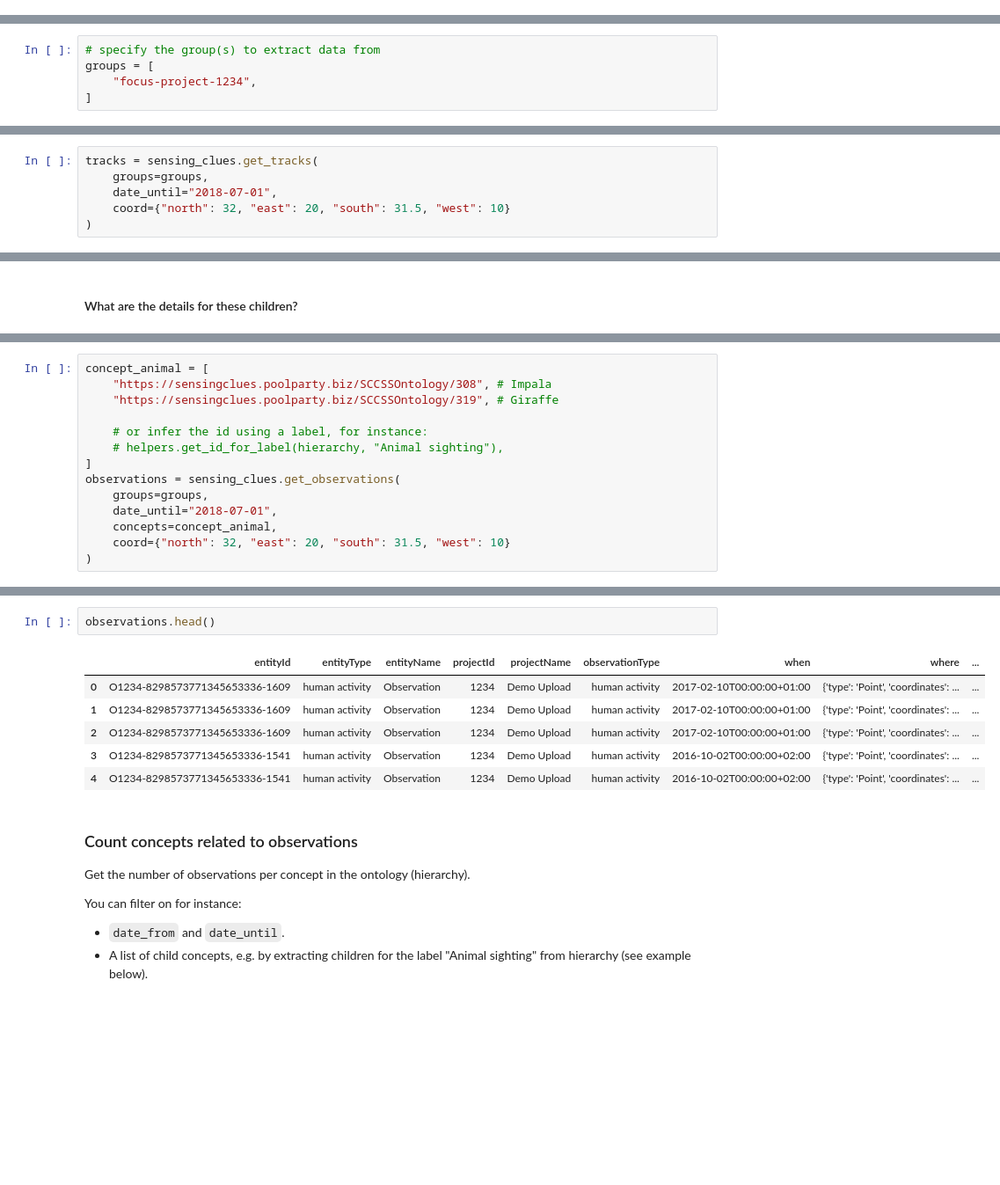
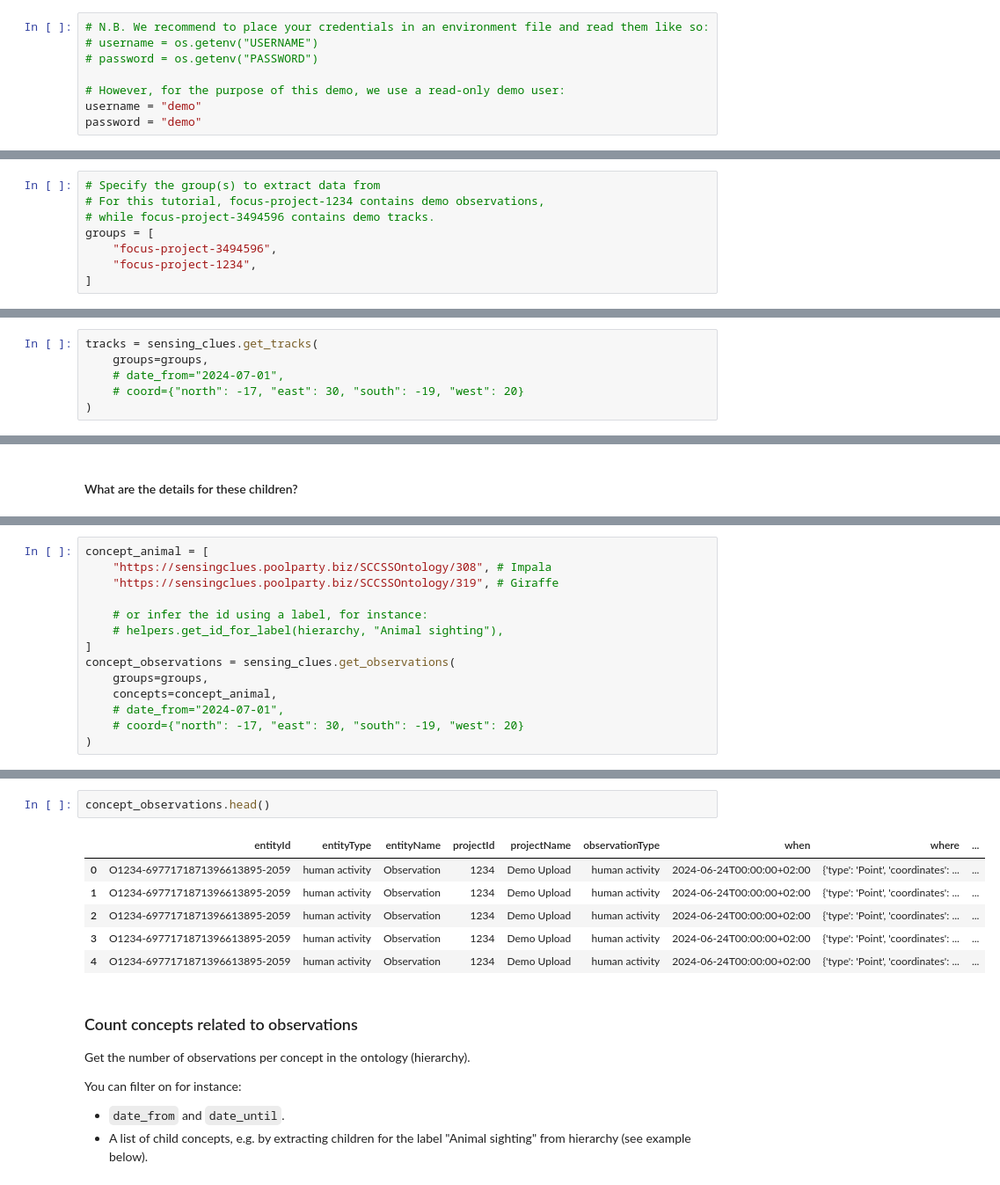
Before and after one commit to SensingClues/sensingcluespy, a Jupyter notebook: docs/notebooks/sensingclues_tutorial.ipynb, the cells around one changed output, grey strips where cells are left out. Shown at 88% size. Saved outputs shown, nothing was run; the diff lists cells and outputs as text; blank space fills up the shorter version.

```diff
--- a/docs/notebooks/sensingclues_tutorial.ipynb
+++ b/docs/notebooks/sensingclues_tutorial.ipynb
@@ -47,3 +58,11 @@ password = os.getenv("PASSWORD")
+# %%
+# N.B. We recommend to place your credentials in an environment file and read them like so:
+# username = os.getenv("USERNAME")
+# password = os.getenv("PASSWORD")
+
+# However, for the purpose of this demo, we use a read-only demo user:
+username = "demo"
+password = "demo"
 # %% [markdown]
 ## Connect to SensingClues
 # %%
@@ -74,6 +84,9 @@ info
 # %%
-# specify the group(s) to extract data from
+# Specify the group(s) to extract data from
+# For this tutorial, focus-project-1234 contains demo observations,
+# while focus-project-3494596 contains demo tracks.
 groups = [
+    "focus-project-3494596",
     "focus-project-1234",
 ]
 # %% [markdown]
@@ -140,7 +166,7 @@ You can filter the extracted observations in multiple ways, such as data, coordi
 # %%
 tracks = sensing_clues.get_tracks(
     groups=groups,
-    date_until="2018-07-01",
-    coord={"north": 32, "east": 20, "south": 31.5, "west": 10}
+    # date_from="2024-07-01",
+    # coord={"north": -17, "east": 30, "south": -19, "west": 20}
 )
 # %% [output]
@@ -246,10 +280,10 @@ concept_animal = [
     # or infer the id using a label, for instance:
     # helpers.get_id_for_label(hierarchy, "Animal sighting"),
 ]
-observations = sensing_clues.get_observations(
+concept_observations = sensing_clues.get_observations(
     groups=groups,
-    date_until="2018-07-01",
     concepts=concept_animal,
-    coord={"north": 32, "east": 20, "south": 31.5, "west": 10}
+    # date_from="2024-07-01",
+    # coord={"north": -17, "east": 30, "south": -19, "west": 20}
 )
 # %% [output]
@@ -260,12 +295,12 @@ observations = sensing_clues.get_observations(
 # %%
-observations.head()
+concept_observations.head()
 # %% [output]
 |  | entityId | entityType | entityName | projectId | projectName | observationType | when | where | ... |
-| 0 | O1234-8298573771345653336-1609 | human activity | Observation | 1234 | Demo Upload | human activity | 2017-02-10T00:00:00+01:00 | {'type': 'Point', 'coordinates': ... | ... |
-| 1 | O1234-8298573771345653336-1609 | human activity | Observation | 1234 | Demo Upload | human activity | 2017-02-10T00:00:00+01:00 | {'type': 'Point', 'coordinates': ... | ... |
-| 2 | O1234-8298573771345653336-1609 | human activity | Observation | 1234 | Demo Upload | human activity | 2017-02-10T00:00:00+01:00 | {'type': 'Point', 'coordinates': ... | ... |
-| 3 | O1234-8298573771345653336-1541 | human activity | Observation | 1234 | Demo Upload | human activity | 2016-10-02T00:00:00+02:00 | {'type': 'Point', 'coordinates': ... | ... |
-| 4 | O1234-8298573771345653336-1541 | human activity | Observation | 1234 | Demo Upload | human activity | 2016-10-02T00:00:00+02:00 | {'type': 'Point', 'coordinates': ... | ... |
+| 0 | O1234-6977171871396613895-2059 | human activity | Observation | 1234 | Demo Upload | human activity | 2024-06-24T00:00:00+02:00 | {'type': 'Point', 'coordinates': ... | ... |
+| 1 | O1234-6977171871396613895-2059 | human activity | Observation | 1234 | Demo Upload | human activity | 2024-06-24T00:00:00+02:00 | {'type': 'Point', 'coordinates': ... | ... |
+| 2 | O1234-6977171871396613895-2059 | human activity | Observation | 1234 | Demo Upload | human activity | 2024-06-24T00:00:00+02:00 | {'type': 'Point', 'coordinates': ... | ... |
+| 3 | O1234-6977171871396613895-2059 | human activity | Observation | 1234 | Demo Upload | human activity | 2024-06-24T00:00:00+02:00 | {'type': 'Point', 'coordinates': ... | ... |
+| 4 | O1234-6977171871396613895-2059 | human activity | Observation | 1234 | Demo Upload | human activity | 2024-06-24T00:00:00+02:00 | {'type': 'Point', 'coordinates': ... | ... |
 # %% [markdown]
 ### Count concepts related to observations
 
```
Also changed, not shown: parts of 47 cells of this notebook, 5 other files.
